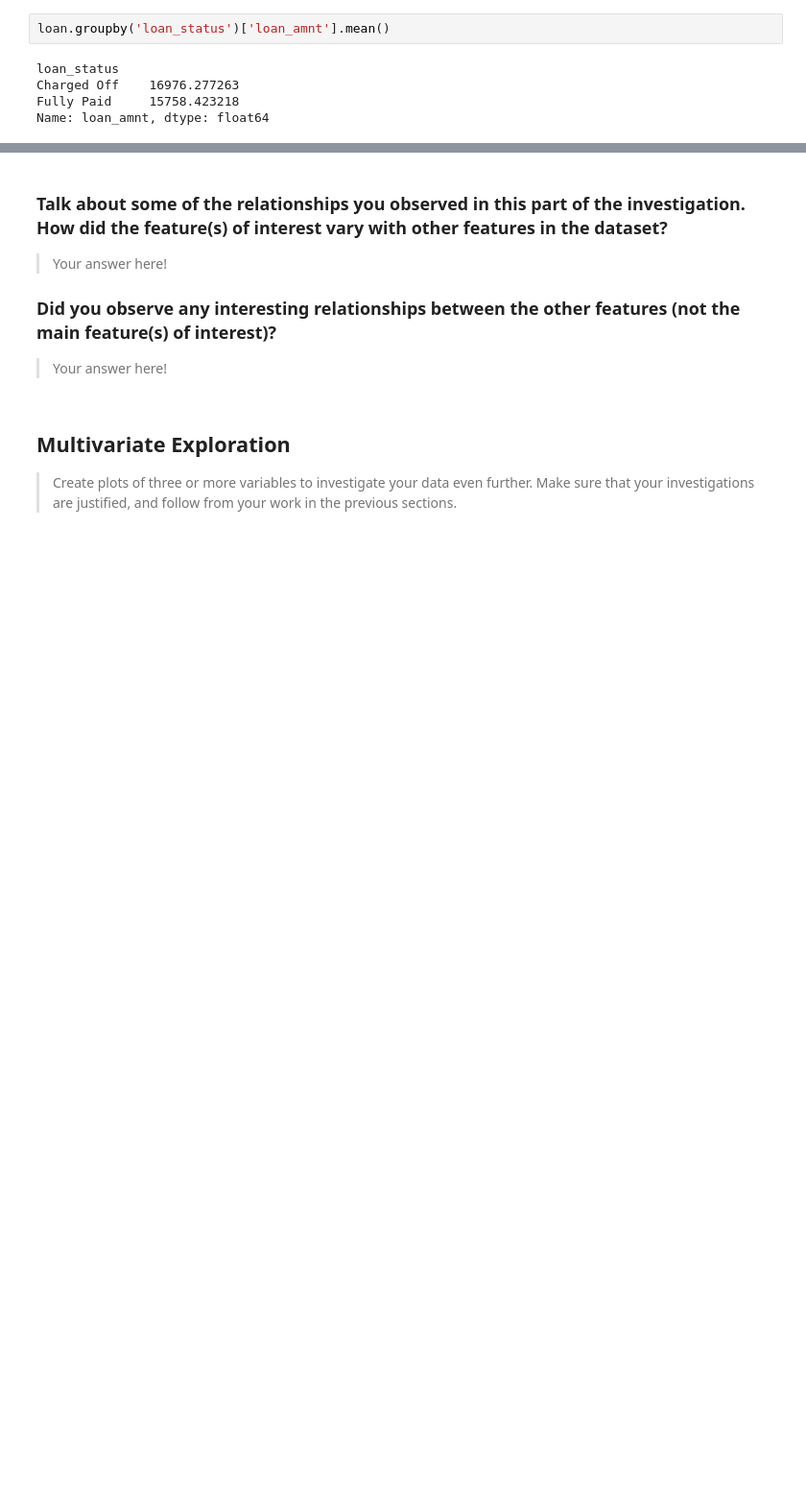
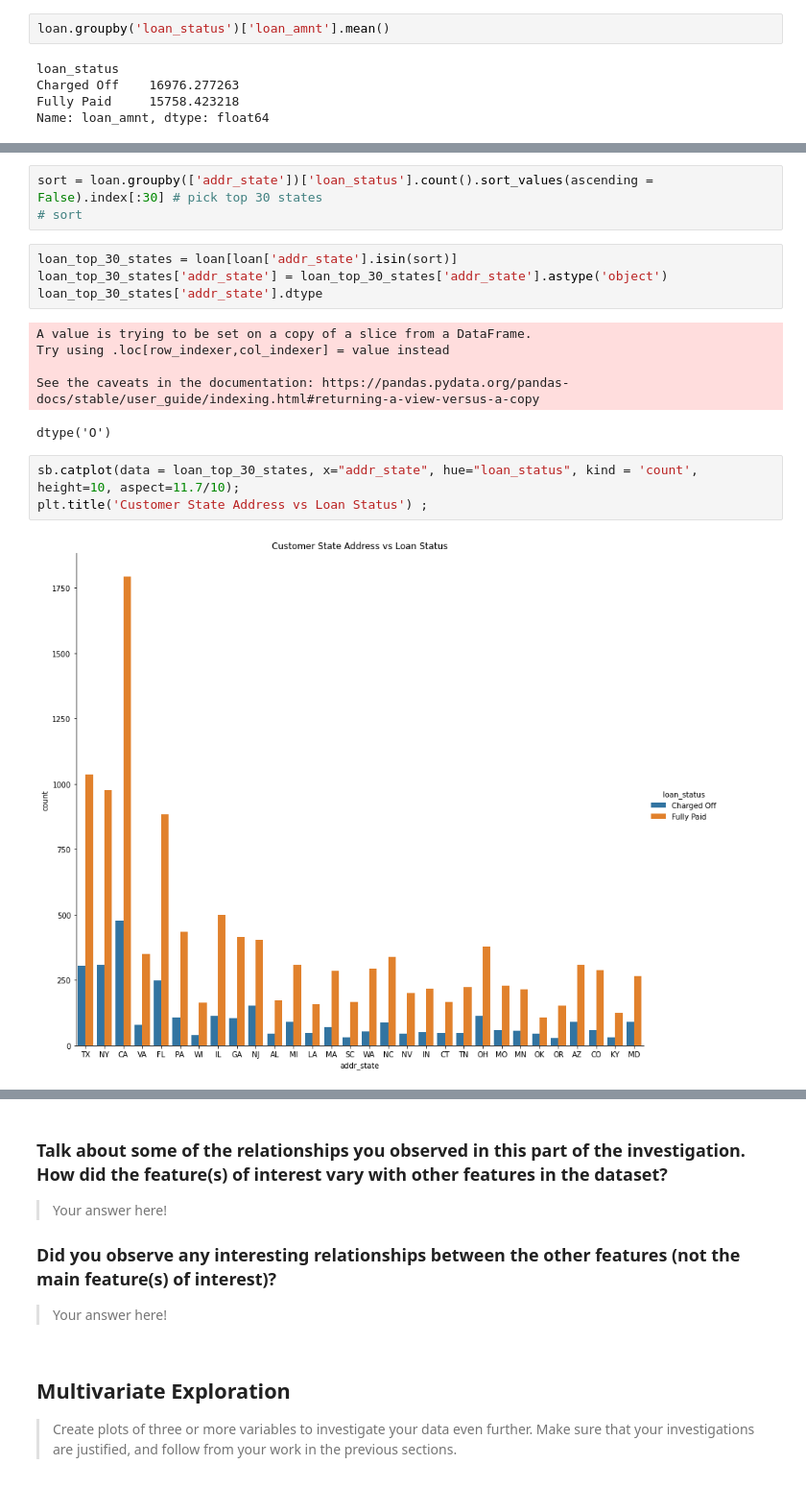
Before and after one commit to olusegunajibola/lloyds-bigdata-loan-customers, a Jupyter notebook: A Data Strategy/Part_I_exploration_data_strategy_loans.ipynb, the cells around one changed output, grey strips where cells are left out. Shown at 96% size. Drawn from its saved outputs; the diff is of its cells as text; blank space fills up the shorter version.

```diff
--- a/A Data Strategy/Part_I_exploration_data_strategy_loans.ipynb
+++ b/A Data Strategy/Part_I_exploration_data_strategy_loans.ipynb
@@ -1475,0 +1540,18 @@ Text(0.5, 1.0, 'Distribution of Loan Amount and Loan Status')
+# %%
+sort = loan.groupby(['addr_state'])['loan_status'].count().sort_values(ascending = False).index[:30] # pick top 30 states
+# sort
+# %%
+loan_top_30_states = loan[loan['addr_state'].isin(sort)]
+loan_top_30_states['addr_state'] = loan_top_30_states['addr_state'].astype('object')
+loan_top_30_states['addr_state'].dtype
+# %% [output]
+A value is trying to be set on a copy of a slice from a DataFrame.
+Try using .loc[row_indexer,col_indexer] = value instead
+
+See the caveats in the documentation: https://pandas.pydata.org/pandas-docs/stable/user_guide/indexing.html#returning-a-view-versus-a-copy
+dtype('O')
+# %%
+sb.catplot(data = loan_top_30_states, x="addr_state", hue="loan_status", kind = 'count', height=10, aspect=11.7/10);
+plt.title('Customer State Address vs Loan Status') ;
+# %% [output]
+[figure, added]
```
Also changed, not shown: parts of 31 cells of this notebook, 1 other file.
